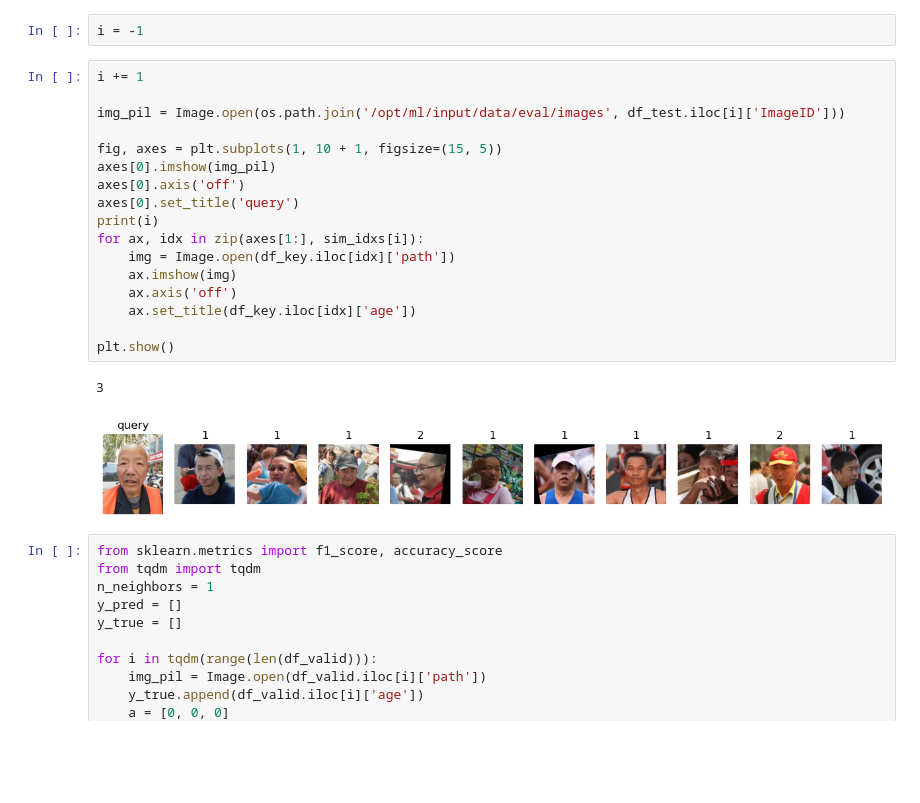
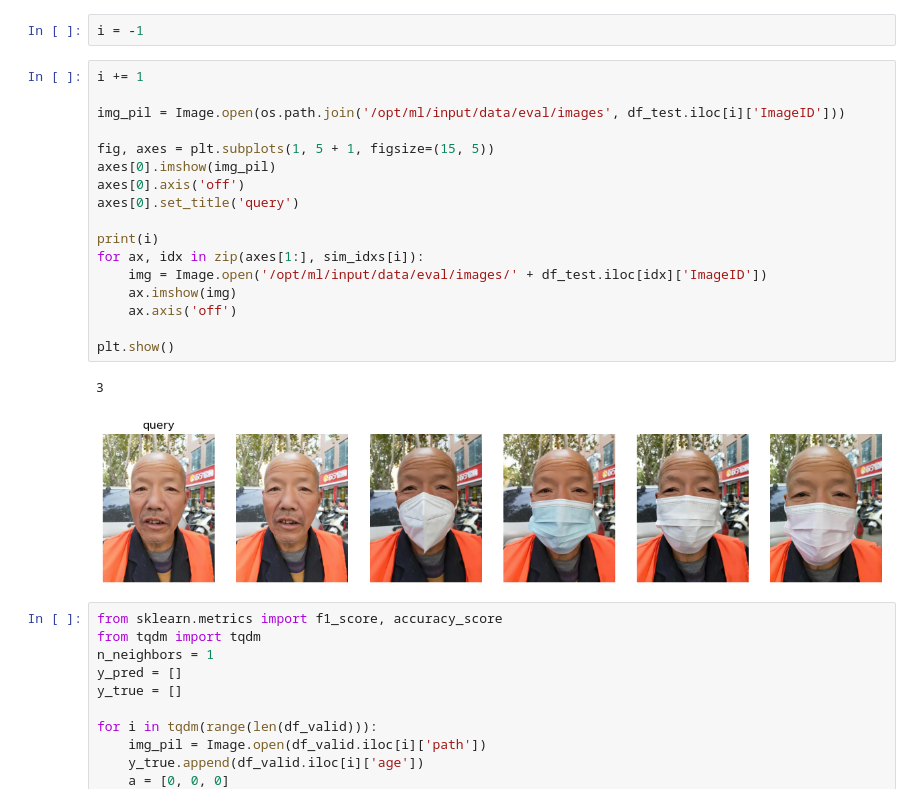
Before and after one commit to boostcampaitech2/image-classification-level1-16, a Jupyter notebook: clustering/check_cluster.ipynb, the cells around one changed output. Drawn from its saved outputs; the diff is of its cells as text; blank space fills up the shorter version.

```diff
--- a/clustering/check_cluster.ipynb
+++ b/clustering/check_cluster.ipynb
@@ -178,23 +181,23 @@ i = -1
 # %%
 i += 1
 
 img_pil = Image.open(os.path.join('/opt/ml/input/data/eval/images', df_test.iloc[i]['ImageID']))
 
-fig, axes = plt.subplots(1, 10 + 1, figsize=(15, 5))
+fig, axes = plt.subplots(1, 5 + 1, figsize=(15, 5))
 axes[0].imshow(img_pil)
 axes[0].axis('off')
 axes[0].set_title('query')
+
 print(i)
 for ax, idx in zip(axes[1:], sim_idxs[i]):
-    img = Image.open(df_key.iloc[idx]['path'])
+    img = Image.open('/opt/ml/input/data/eval/images/' + df_test.iloc[idx]['ImageID'])
     ax.imshow(img)
     ax.axis('off')
-    ax.set_title(df_key.iloc[idx]['age'])
 
 plt.show()
 # %% [output]
 3
-[figure, old version]
+[figure, new version]
 # %%
 from sklearn.metrics import f1_score, accuracy_score
 from tqdm import tqdm
```
Also changed, not shown: parts of 3 cells of this notebook, 43 other files.
